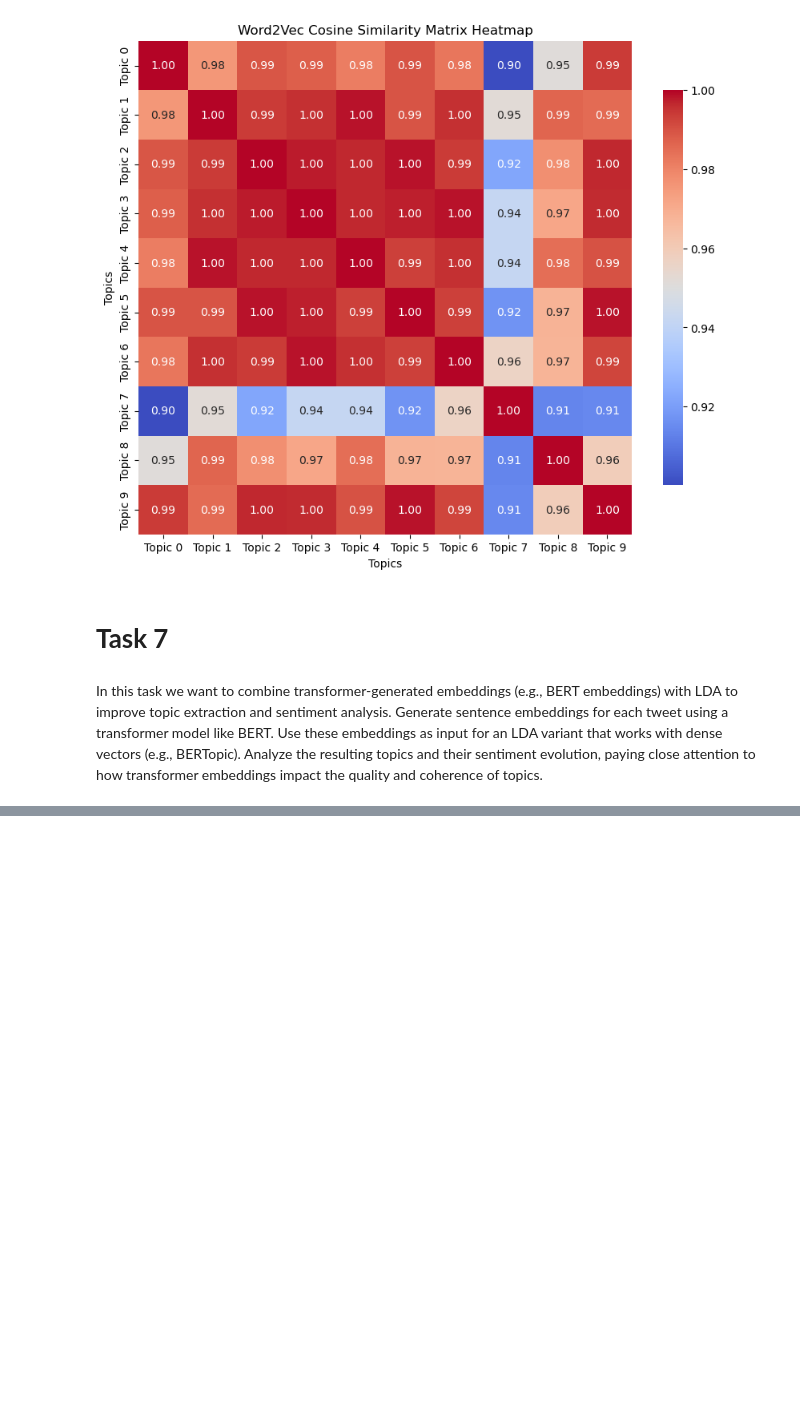
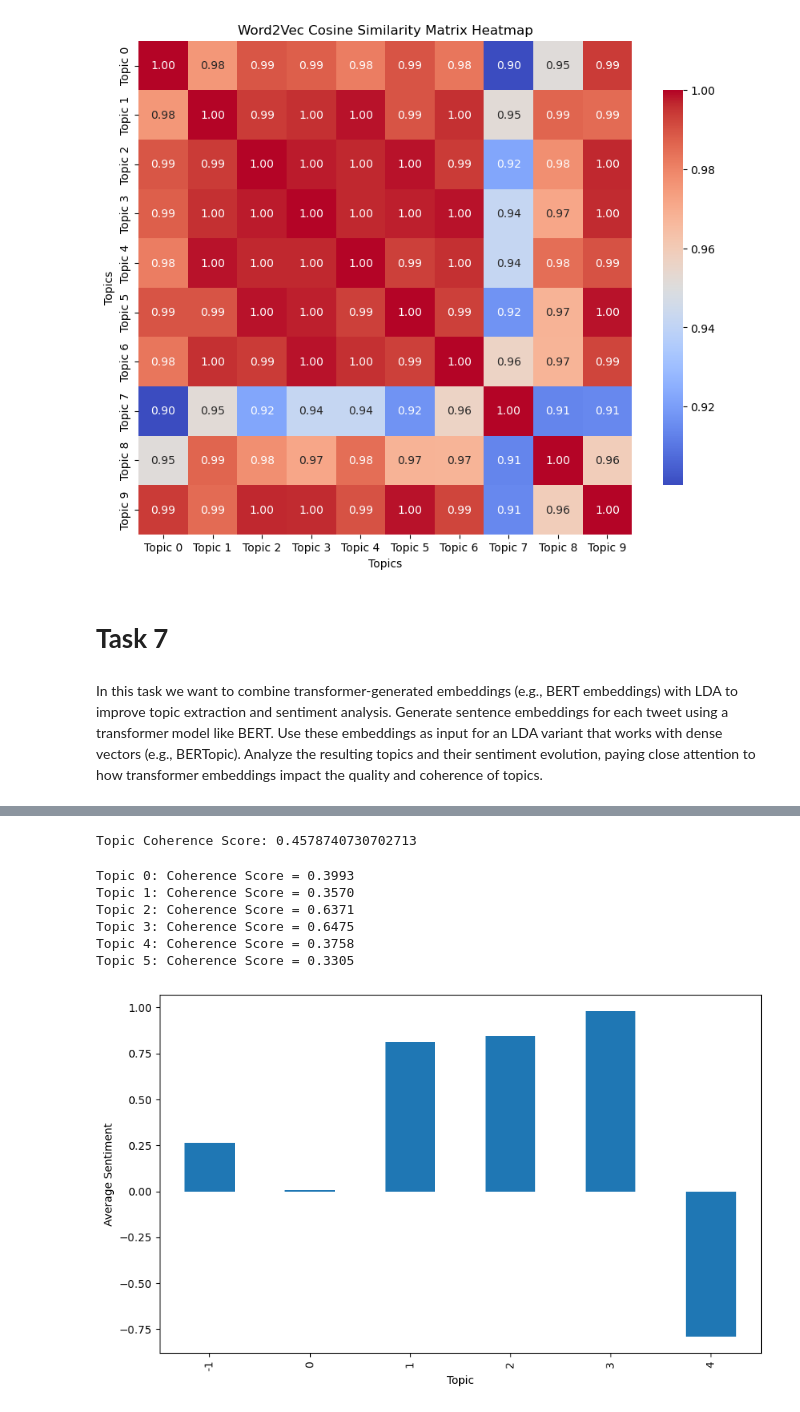
Before and after one commit to SK-Tareen/Twitter-Sentiment-Analysis, a Jupyter notebook: SentimentAnalysisTwitter.ipynb, the cells around one changed output, grey strips where cells are left out. Cells and saved outputs as stored; diff of their text form; code cells hidden in the pictures; blank space fills up the shorter version.

```diff
--- a/SentimentAnalysisTwitter.ipynb
+++ b/SentimentAnalysisTwitter.ipynb
@@ -1185,6 +1185,10 @@ embeddings (e.g., BERT embeddings) with LDA to improve topic extraction and sent
 embeddings for each tweet using a transformer model like BERT. Use these embeddings as input for an LDA variant that
 works with dense vectors (e.g., BERTopic). Analyze the resulting topics and their sentiment evolution, paying close attention
 to how transformer embeddings impact the quality and coherence of topics.
+# %%
+newtrainData = pd.read_csv('finalDataset.csv', encoding='ISO-8859-1')
+# %%
+newtrainData = newtrainData.dropna(subset=['cleaned_text', 'sentiment'])
 # %%
 from transformers import BertTokenizer, BertModel
 import torch
@@ -1218,0 +1223,11 @@ Name: embeddings, Length: 27480, dtype: object
+# %%
+import numpy as np
+from bertopic import BERTopic
+import hdbscan
+
+embeddings_array = np.vstack(newtrainData['embeddings'].values)
+
+topic_model = BERTopic(hdbscan_model=hdbscan.HDBSCAN(min_cluster_size=40))
+topics, probabilities = topic_model.fit_transform(documents=newtrainData['cleaned_text'].tolist(), embeddings=embeddings_array)
+
+newtrainData['bert_topics'] = topics
@@ -1218,0 +1250,42 @@ Name: embeddings, Length: 27480, dtype: object
+# %%
+from gensim.models import CoherenceModel
+from gensim.corpora import Dictionary
+
+tokenized_texts = [text.split() for text in newtrainData['cleaned_text']]
+dictionary = Dictionary(tokenized_texts)
+corpus = [dictionary.doc2bow(text) for text in tokenized_texts]
+
+topics = topic_model.get_topics()
+topics_words = [[word[0] for word in topic] for topic in topics.values()]
+
+coherence_model = CoherenceModel(topics=topics_words, texts=tokenized_texts, dictionary=dictionary, coherence='c_v')
+
+coherence_score = coherence_model.get_coherence()
+print(f"Topic Coherence Score: {coherence_score}")
+# %% [output]
+Topic Coherence Score: 0.4578740730702713
+# %%
+coherence_scores = coherence_model.get_coherence_per_topic()
+
+for topic_id, score in enumerate(coherence_scores):
+    print(f"Topic {topic_id}: Coherence Score = {score:.4f}")
+# %% [output]
+Topic 0: Coherence Score = 0.3993
+Topic 1: Coherence Score = 0.3570
+Topic 2: Coherence Score = 0.6371
+Topic 3: Coherence Score = 0.6475
+Topic 4: Coherence Score = 0.3758
+Topic 5: Coherence Score = 0.3305
+# %%
+sentiment_mapping = {'positive': 1, 'neutral': 0, 'negative': -1}
+newtrainData['sentiment_num'] = newtrainData['sentiment'].map(sentiment_mapping)
+
+topic_sentiment = newtrainData.groupby('bert_topics')['sentiment_num'].mean()
+
+plt.figure(figsize=(10, 6))
+topic_sentiment.plot(kind='bar')
+plt.xlabel('Topic')
+plt.ylabel('Average Sentiment')
+plt.show()
+# %% [output]
+[figure, added]
```
Also changed, not shown: parts of 4 cells of this notebook.
